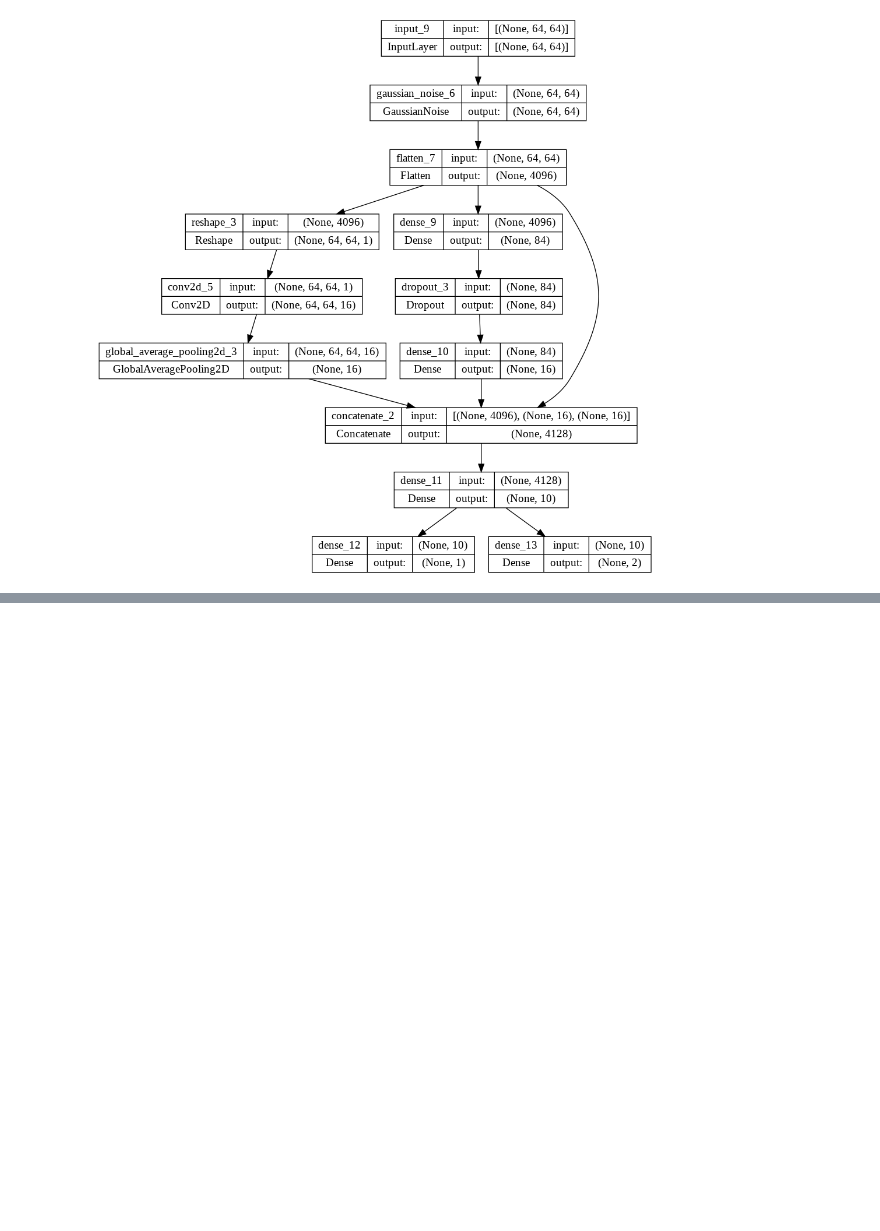
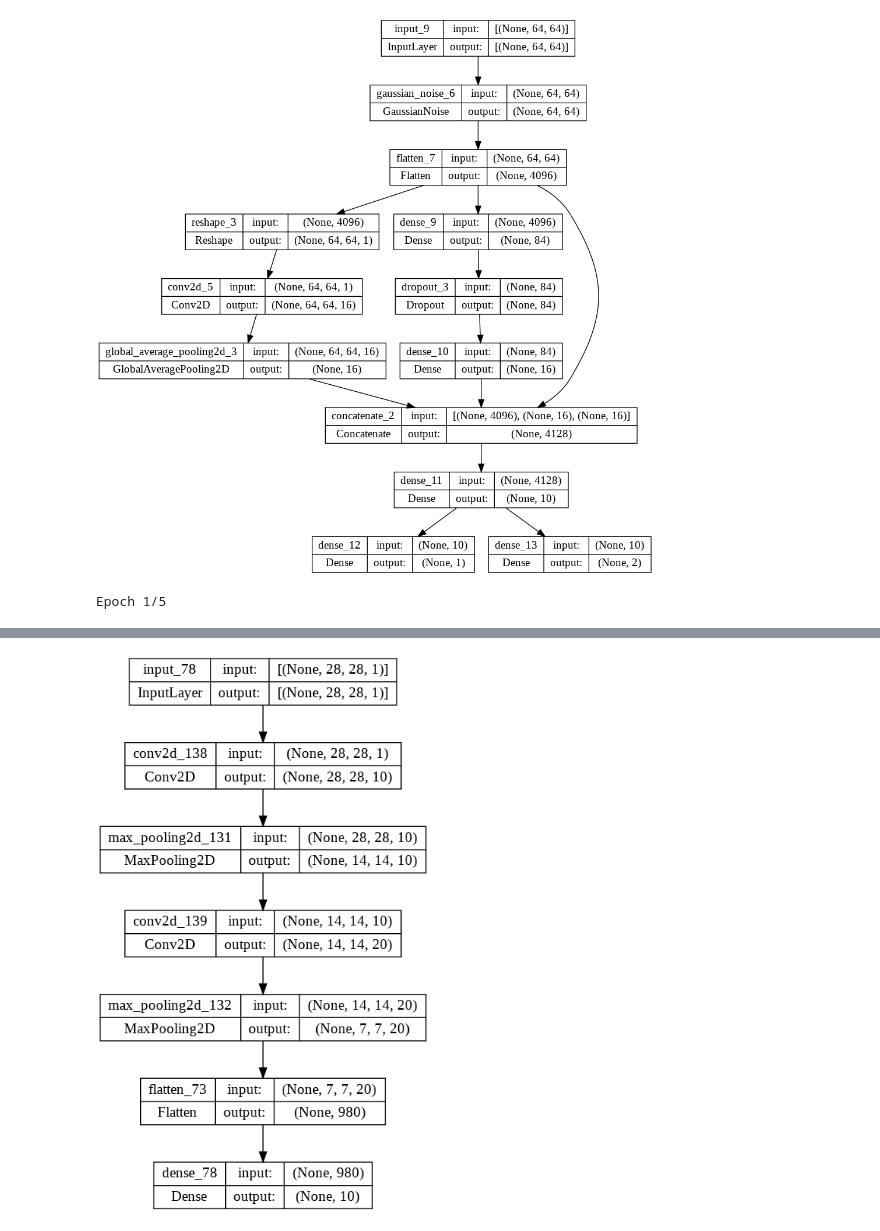
Before and after one commit to MarcinSkic/ai-in-python, a Jupyter notebook: PrepForTest3/code.ipynb, the cells around one changed output, grey strips where cells are left out. Cells and saved outputs as stored; diff of their text form; code cells hidden in the pictures; blank space fills up the shorter version.

```diff
--- a/PrepForTest3/code.ipynb
+++ b/PrepForTest3/code.ipynb
@@ -120,3 +120,45 @@ model.compile()
 plot_model(model,show_shapes = True)
 # %% [output]
 [figure]
+# %%
+from keras.layers import MaxPooling2D
+from keras.wrappers.scikit_learn import KerasClassifier
+from sklearn.model_selection import GridSearchCV
+
+train, test = mnist.load_data()
+X_train, y_train = train[0], train[1]
+X_test, y_test = test[0], test[1]
+X_train = np.expand_dims(X_train,axis=-1)
+X_test = np.expand_dims(X_test,axis=-1)
+
+class_num = np.unique(y_train).shape[0]
+
+
+def buildModel(filter_num,kernel_size):
+  model = Sequential()
+  model.add(Input(X_train.shape[1:]))
+  model.add(Conv2D(activation='relu',padding='same',filters=filter_num,kernel_size=kernel_size))
+  model.add(MaxPooling2D())
+  model.add(Conv2D(activation='relu',padding='same',filters=filter_num*2,kernel_size=kernel_size))
+  model.add(MaxPooling2D())
+  model.add(Flatten())
+  model.add(Dense(class_num,activation='softmax'))
+  model.compile(loss="SparseCategoricalCrossentropy",optimizer=Adam(),metrics='accuracy')
+
+  return model
+
+values = {
+    "filter_num": [6,10],
+    "kernel_size": [(2,2),(4,4)],
+}
+
+keras_clasifier = KerasClassifier(buildModel)
+grid_search = GridSearchCV(keras_clasifier,values)
+grid_search.fit(X_train,y_train,epochs=5)
+
+best_params = grid_search.best_params_
+
+model = buildModel(**best_params)
+plot_model(model,show_shapes=True)
+# %% [output]
+Epoch 1/5
@@ -122,0 +182 @@ plot_model(model,show_shapes = True)
+[figure, added]
```
Also changed, not shown: parts of 1 cell of this notebook.
